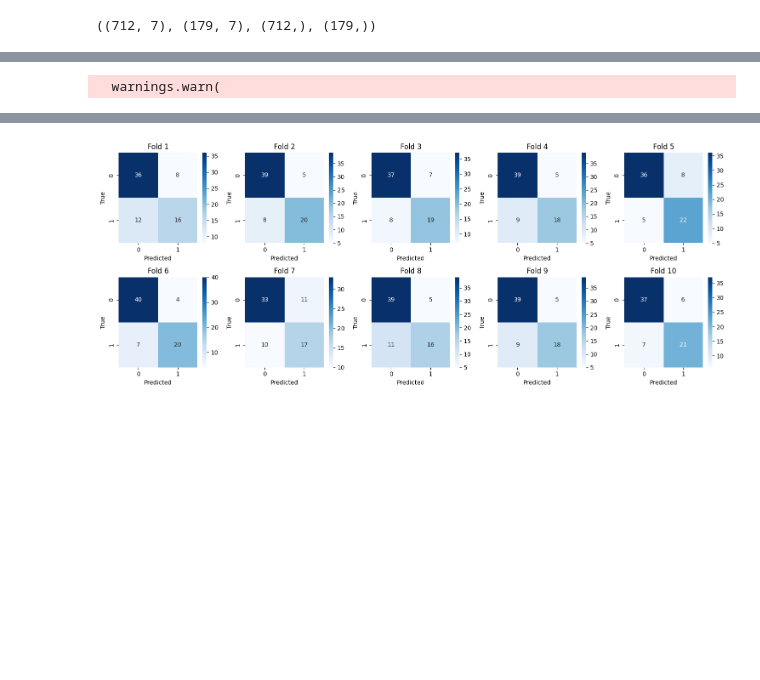
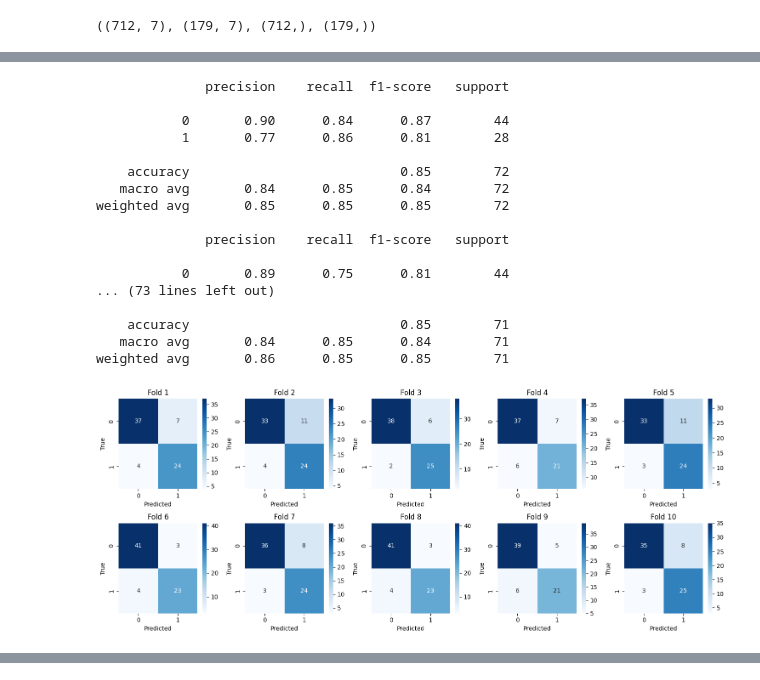
Before and after one commit to cletopellegrino/Mixed-Data-Pipeline, a Jupyter notebook: Titanic.ipynb, the cells around one changed output, grey strips where cells are left out. Cells and saved outputs as stored; diff of their text form; code cells hidden in the pictures; blank space fills up the shorter version.

```diff
--- a/Titanic.ipynb
+++ b/Titanic.ipynb
@@ -23,19 +24,9 @@ file
 # %%
 from sklearn.model_selection import train_test_split
 
-data, labels = file.drop(columns=["PassengerId", "Name", "Ticket", "Cabin", "Survived"]), file.Survived.astype("str").astype("category")
+data, labels = file.drop(columns=["PassengerId", "Name", "Ticket", "Cabin", "Survived"]), file.Survived.astype("category")
 train_data, test_data, train_labels, test_labels = train_test_split(data, labels, test_size=0.2, random_state=0, stratify=labels)
 
 train_data.shape, test_data.shape, train_labels.shape, test_labels.shape
 # %% [output]
 ((712, 7), (179, 7), (712,), (179,))
-# %%
-for column in train_data.columns:
-    if train_data[column].dtype == "object":
-        train_data[column] = train_data[column].astype("category")
-
-train_data.Pclass = train_data.Pclass.astype("category")
-train_data.SibSp = train_data.SibSp.astype("category")
-train_data.Parch = train_data.Parch.astype("category")
-
-train_data.info()
@@ -57,6 +33,9 @@ memory usage: 21.2 KB
 # %%
 numeric_features = ['Age', 'Fare']
 categorical_features = ['Sex', 'Embarked', 'Pclass', 'SibSp', 'Parch']
+ordinal_columns = {'cat__Pclass': ['1.0', '2.0', '3.0'], \
+                    'cat__SibSp': ['0.0', '1.0', '2.0', '3.0', '4.0', '5.0', '8.0'], \
+                    'cat__Parch': ['0.0', '1.0', '2.0', '3.0', '4.0', '5.0', '6.0']}
 
 param_grid_RandomForest = {
     "feature_selector__k": range(1, 7),
@@ -137,6 +114,7 @@ clf_AdaBoostGNB = create_pipeline(
 clf_NeuralNetwork = create_pipeline(
         numerical_features=numeric_features,
         categorical_features=categorical_features,
+        ordinal_columns=ordinal_columns,
         imputers_needed=True,
         scaler=RobustScaler(),
         oversample_needed=True,
@@ -334,38 +228,26 @@ weighted avg       0.82      0.82      0.82        71
 # %%
-clfnn = RandomizedSearchCV(
-    estimator = clf_NeuralNetwork,
-    param_distributions=param_grid_NeuralNetwork,
-    cv = skf,
-    scoring = scorer,
-    n_jobs=-1,
-    random_state=0,
-    n_iter=10,
-)
-clfnn.fit(train_data, train_labels)
-
-best_params = clfnn.best_params_
-print("NeuralNetwork best parameters:", best_params)
-
 f_macro_scores4 = []
-fig, axes = plt.subplots(2, 5, figsize=(15, 6))
-for fold, (train_index, test_index) in enumerate(skf.split(train_data, train_labels)):
-    X_fold_train, X_fold_valid = train_data.iloc[train_index], train_data.iloc[test_index]
-    y_fold_train, y_fold_valid = train_labels.iloc[train_index], train_labels.iloc[test_index]
-
-    y_pred = clfnn.predict(X_fold_valid)
-
-    cm = confusion_matrix(y_fold_valid, y_pred)
-    report = classification_report(y_fold_valid, y_pred, output_dict=False)
-    print(report)
-    report = classification_report(y_fold_valid, y_pred, output_dict=True)
-    f_macro_scores4.append(report["accuracy"])
-
-    sns.heatmap(cm, annot=True, cmap='Blues', fmt='g', ax=axes[fold // 5, fold % 5])
-    axes[fold // 5, fold % 5].set_title(f'Fold {fold+1}')
-    axes[fold // 5, fold % 5].set_xlabel('Predicted')
-    axes[fold // 5, fold % 5].set_ylabel('True')
-
-plt.tight_layout()
-plt.show()
+clfNN, best_params, reports = \
+    Stratified10KFoldValidation(clf_NeuralNetwork, param_grid_NeuralNetwork, train_data, train_labels, scorer, skf)
+print("Model best parameters:", best_params)
+for report in reports:
+    f_macro_scores4.append(report["macro avg"]["f1-score"])
 # %% [output]
-  warnings.warn(
+              precision    recall  f1-score   support
+
+           0       0.90      0.84      0.87        44
+           1       0.77      0.86      0.81        28
+
+    accuracy                           0.85        72
+   macro avg       0.84      0.85      0.84        72
+weighted avg       0.85      0.85      0.85        72
+
+              precision    recall  f1-score   support
+
+           0       0.89      0.75      0.81        44
+... (73 lines left out)
+
+    accuracy                           0.85        71
+   macro avg       0.84      0.85      0.84        71
+weighted avg       0.86      0.85      0.85        71
+[figure, new version]
@@ -389,4 +255,3 @@ weighted avg       0.82      0.82      0.82        71
-[figure, old version]
 # %%
 cv_scores = {
     'RandomForest': f_macro_scores1,
```
Also changed, not shown: parts of 9 cells of this notebook, 6 other files.
